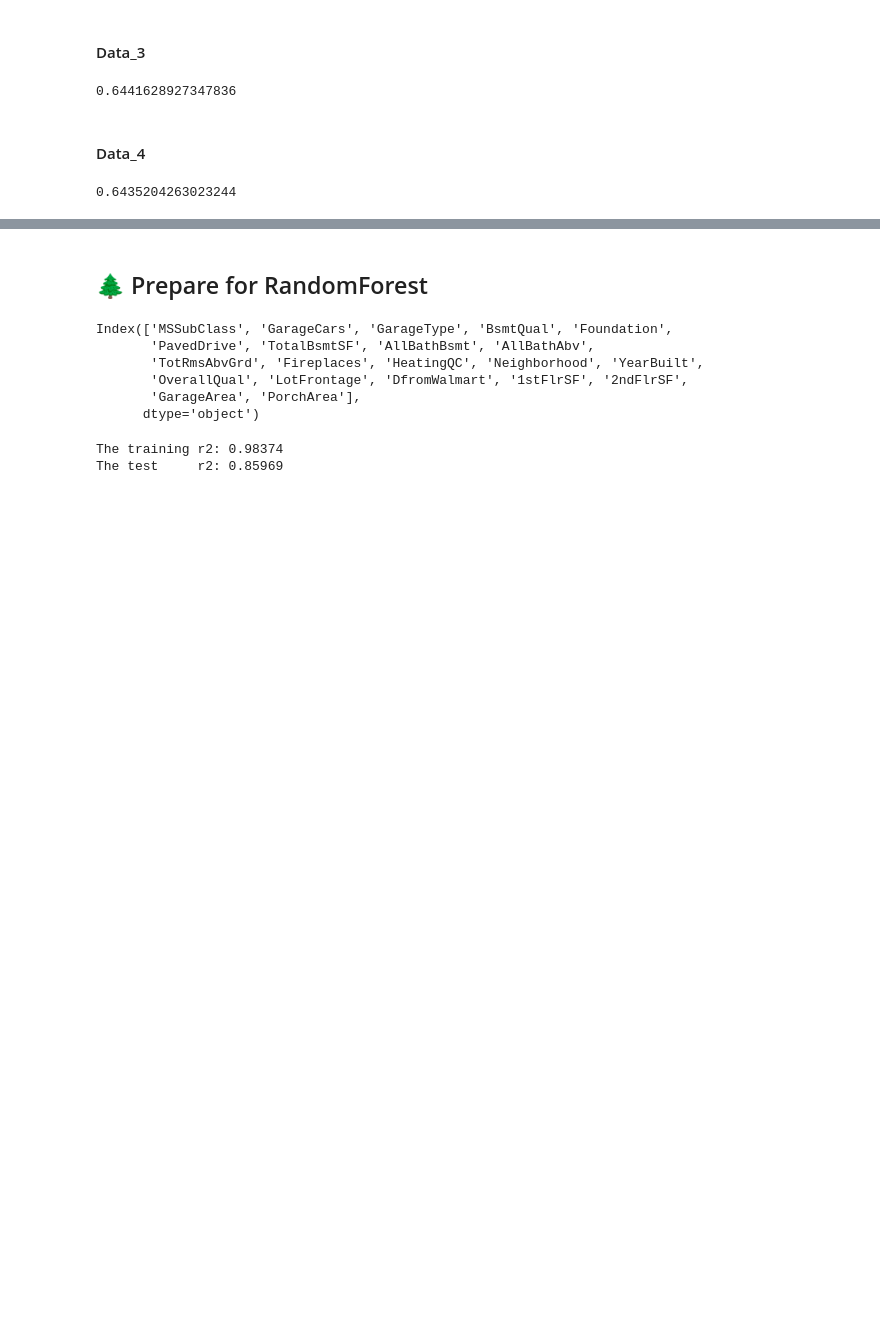
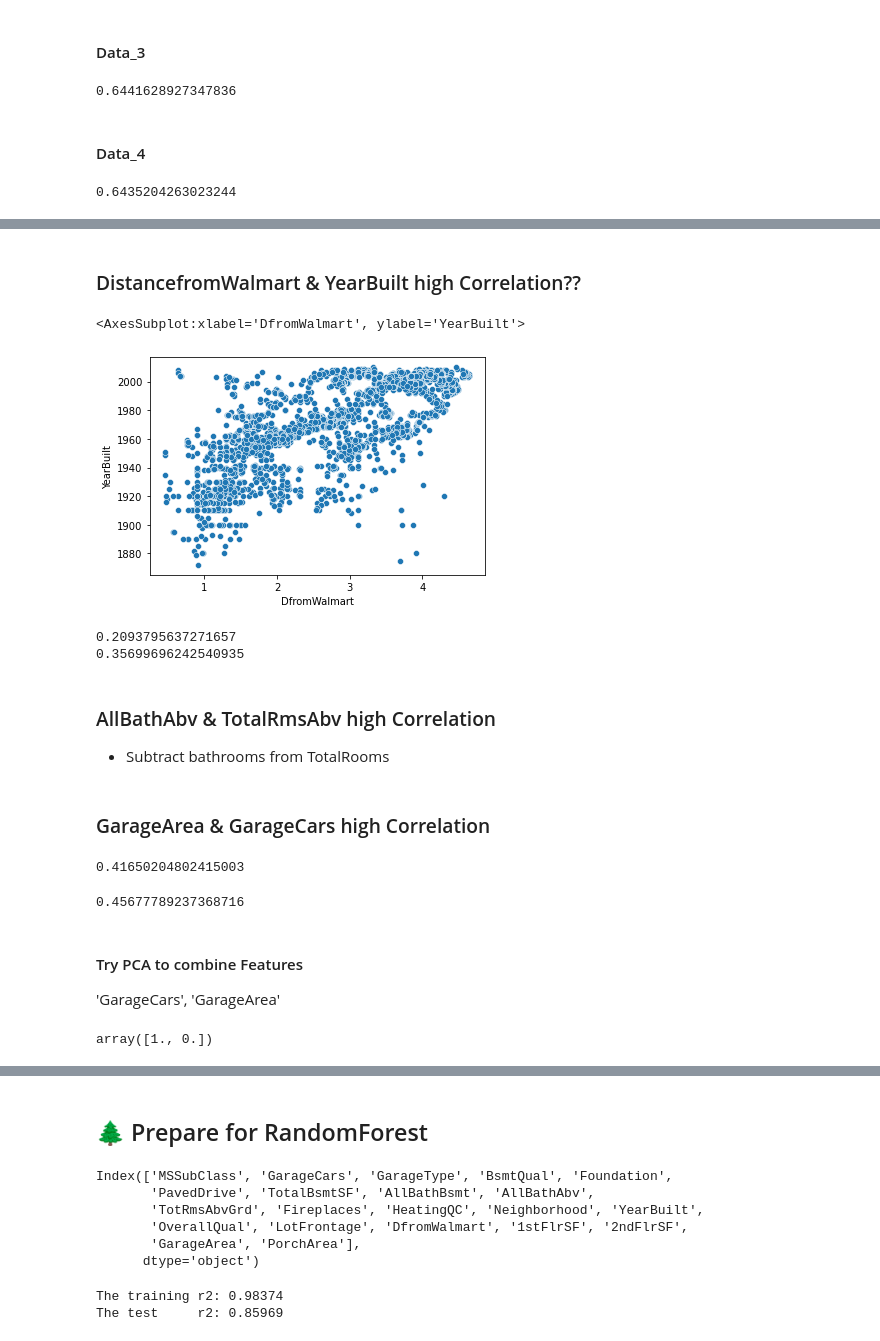
Before and after one commit to dnie44/nycdatascience_ML_project, a Jupyter notebook: daniel/4_Modeling.ipynb, the cells around one changed output, grey strips where cells are left out. Cells and saved outputs as stored; diff of their text form; code cells hidden in the pictures; blank space fills up the shorter version.

```diff
--- a/daniel/4_Modeling.ipynb
+++ b/daniel/4_Modeling.ipynb
@@ -145,0 +184,16 @@ ax2.legend(loc=1)
+# %% [markdown]
+### DistancefromWalmart & YearBuilt high Correlation??
+# %%
+sns.scatterplot(x='DfromWalmart',y='YearBuilt',data=data)
+# %% [output]
+<AxesSubplot:xlabel='DfromWalmart', ylabel='YearBuilt'>
+[figure, added]
+# %%
+lm = LinearRegression()
+lm.fit(data[['DfromWalmart']],np.log10(y))
+print(lm.score(data[['DfromWalmart']],np.log10(y)))
+lm.fit(data[['YearBuilt']],np.log10(y))
+print(lm.score(data[['YearBuilt']],np.log10(y)))
+# %% [output]
+0.2093795637271657
+0.35699696242540935
@@ -145,0 +203,3 @@ ax2.legend(loc=1)
+# %% [markdown]
+### AllBathAbv & TotalRmsAbv high Correlation
+* Subtract bathrooms from TotalRooms
@@ -145,0 +208,26 @@ ax2.legend(loc=1)
+# %% [markdown]
+### GarageArea & GarageCars high Correlation
+# %%
+lm = LinearRegression()
+lm.fit(data[['GarageArea']],np.log10(y))
+lm.score(data[['GarageArea']],np.log10(y))
+# %% [output]
+0.41650204802415003
+# %%
+lm = LinearRegression()
+lm.fit(data[['GarageCars']],np.log10(y))
+lm.score(data[['GarageCars']],np.log10(y))
+# %% [output]
+0.45677789237368716
+# %% [markdown]
+#### Try PCA to combine Features
+'GarageCars', 'GarageArea'<br>
+# %%
+from sklearn.decomposition import PCA
+pca_data = data[['GarageCars','GarageArea']]
+
+pca = PCA()
+pca.fit(pca_data)
+np.round(pca.explained_variance_ratio_,5)
+# %% [output]
+array([1., 0.])
```
Also changed, not shown: parts of 27 cells of this notebook, 4 other files.
